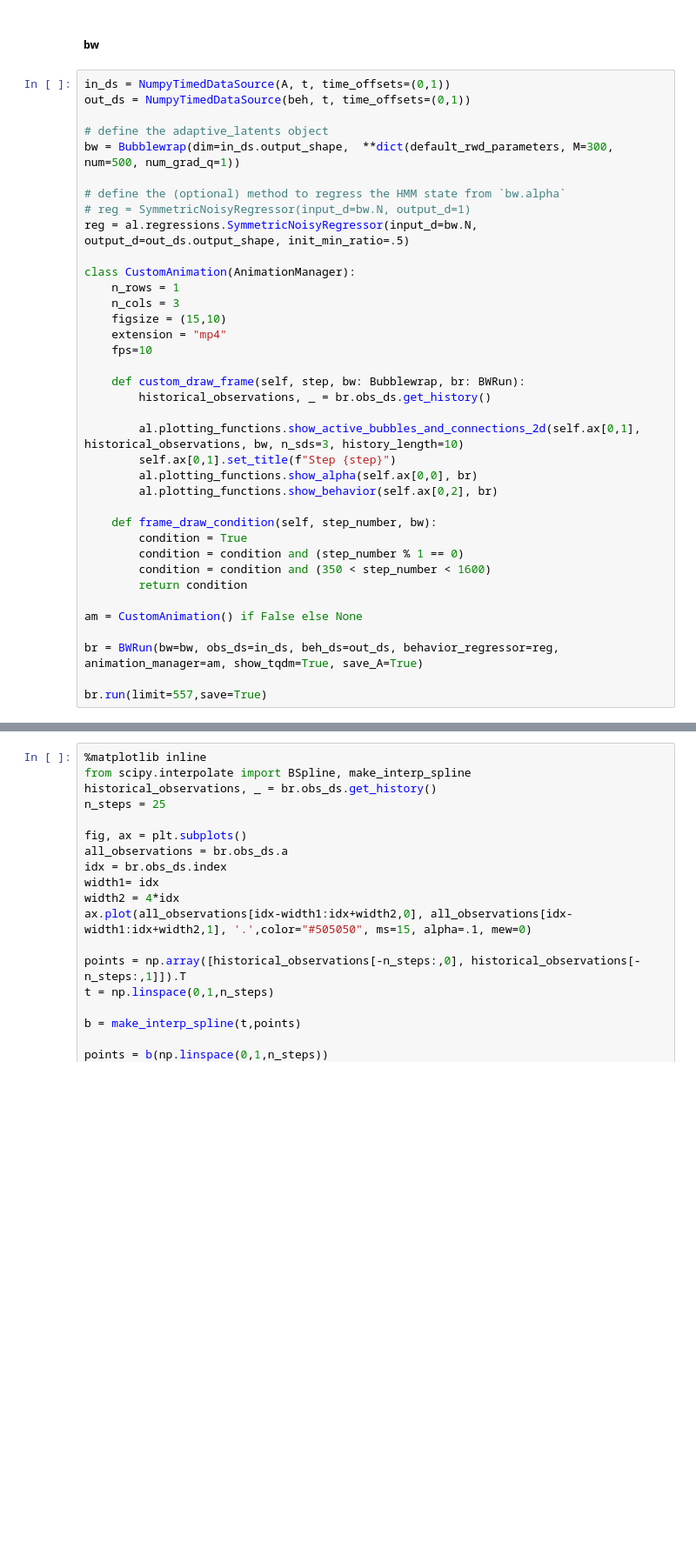
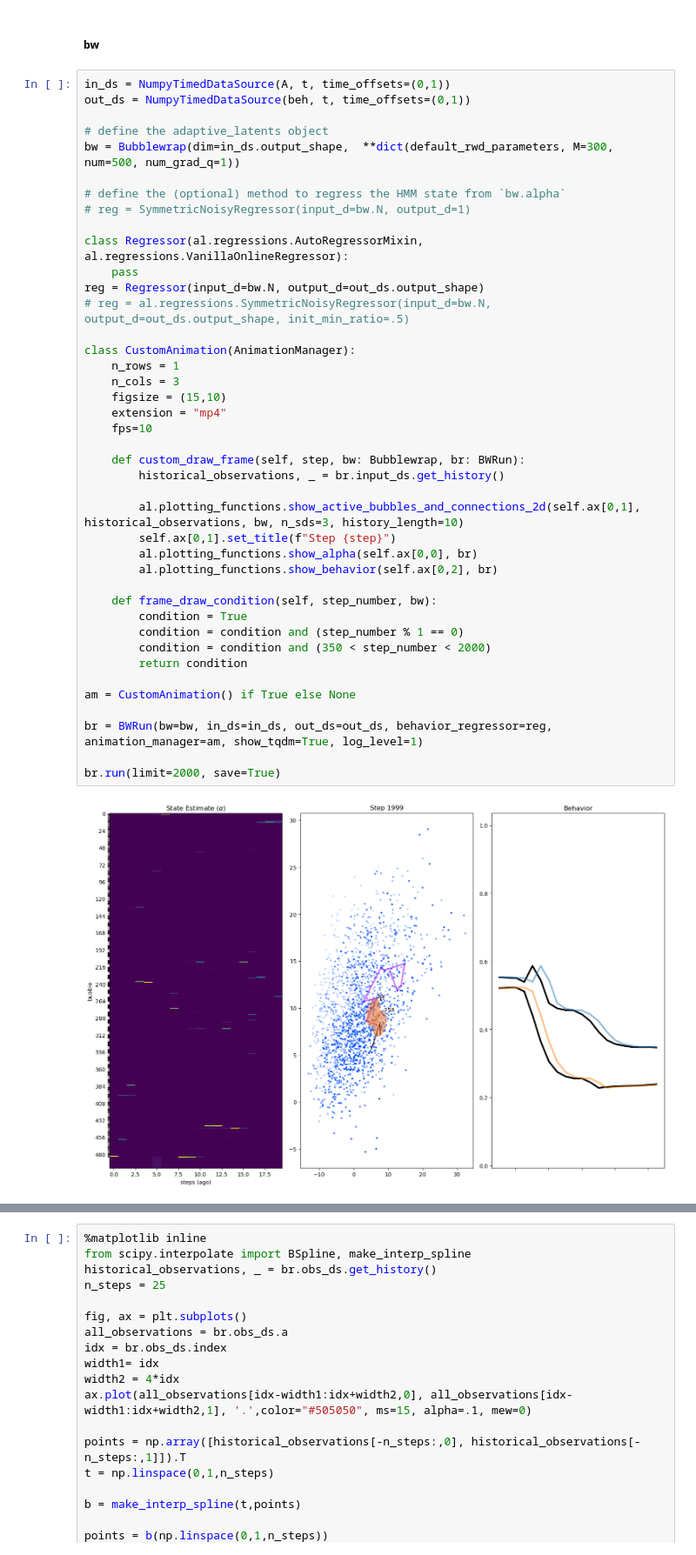
Before and after one commit to draeloslab/AdaptiveLatents, a Jupyter notebook: scripts/dataset_plots.ipynb, the cells around one changed output, grey strips where cells are left out. Shown at 87% size. Drawn from its saved outputs; the diff is of its cells as text; blank space fills up the shorter version.

```diff
--- a/scripts/dataset_plots.ipynb
+++ b/scripts/dataset_plots.ipynb
@@ -142,36 +141,42 @@ Text(0.5, 0, 'number of components')
 in_ds = NumpyTimedDataSource(A, t, time_offsets=(0,1))
 out_ds = NumpyTimedDataSource(beh, t, time_offsets=(0,1))
 
 # define the adaptive_latents object
 bw = Bubblewrap(dim=in_ds.output_shape,  **dict(default_rwd_parameters, M=300, num=500, num_grad_q=1))
 
 # define the (optional) method to regress the HMM state from `bw.alpha`
 # reg = SymmetricNoisyRegressor(input_d=bw.N, output_d=1)
-reg = al.regressions.SymmetricNoisyRegressor(input_d=bw.N, output_d=out_ds.output_shape, init_min_ratio=.5)
+
+class Regressor(al.regressions.AutoRegressorMixin, al.regressions.VanillaOnlineRegressor):
+    pass
+reg = Regressor(input_d=bw.N, output_d=out_ds.output_shape)
+# reg = al.regressions.SymmetricNoisyRegressor(input_d=bw.N, output_d=out_ds.output_shape, init_min_ratio=.5)
 
 class CustomAnimation(AnimationManager):
     n_rows = 1
     n_cols = 3
     figsize = (15,10)
     extension = "mp4"
     fps=10
 
     def custom_draw_frame(self, step, bw: Bubblewrap, br: BWRun):
-        historical_observations, _ = br.obs_ds.get_history()
+        historical_observations, _ = br.input_ds.get_history()
 
         al.plotting_functions.show_active_bubbles_and_connections_2d(self.ax[0,1], historical_observations, bw, n_sds=3, history_length=10)
         self.ax[0,1].set_title(f"Step {step}")
         al.plotting_functions.show_alpha(self.ax[0,0], br)
         al.plotting_functions.show_behavior(self.ax[0,2], br)
 
     def frame_draw_condition(self, step_number, bw):
         condition = True
         condition = condition and (step_number % 1 == 0)
-        condition = condition and (350 < step_number < 1600)
+        condition = condition and (350 < step_number < 2000)
         return condition
 
-am = CustomAnimation() if False else None
+am = CustomAnimation() if True else None
 
-br = BWRun(bw=bw, obs_ds=in_ds, beh_ds=out_ds, behavior_regressor=reg, animation_manager=am, show_tqdm=True, save_A=True)
+br = BWRun(bw=bw, in_ds=in_ds, out_ds=out_ds, behavior_regressor=reg, animation_manager=am, show_tqdm=True, log_level=1)
 
-br.run(limit=557,save=True)
+br.run(limit=2000, save=True)
+# %% [output]
+[figure, added]
```
Also changed, not shown: parts of 9 cells of this notebook, 10 other files.
